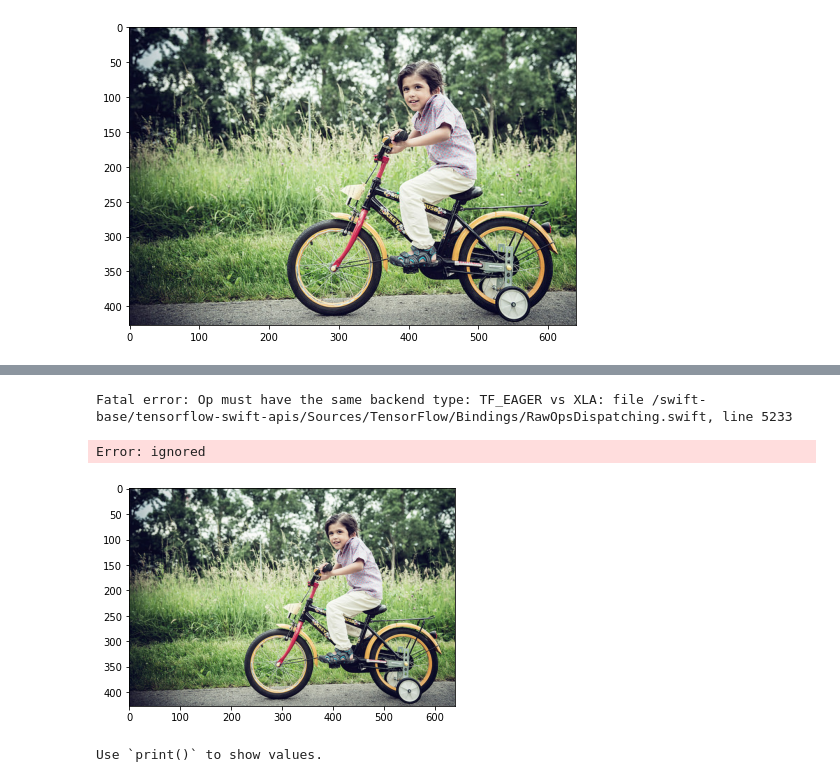
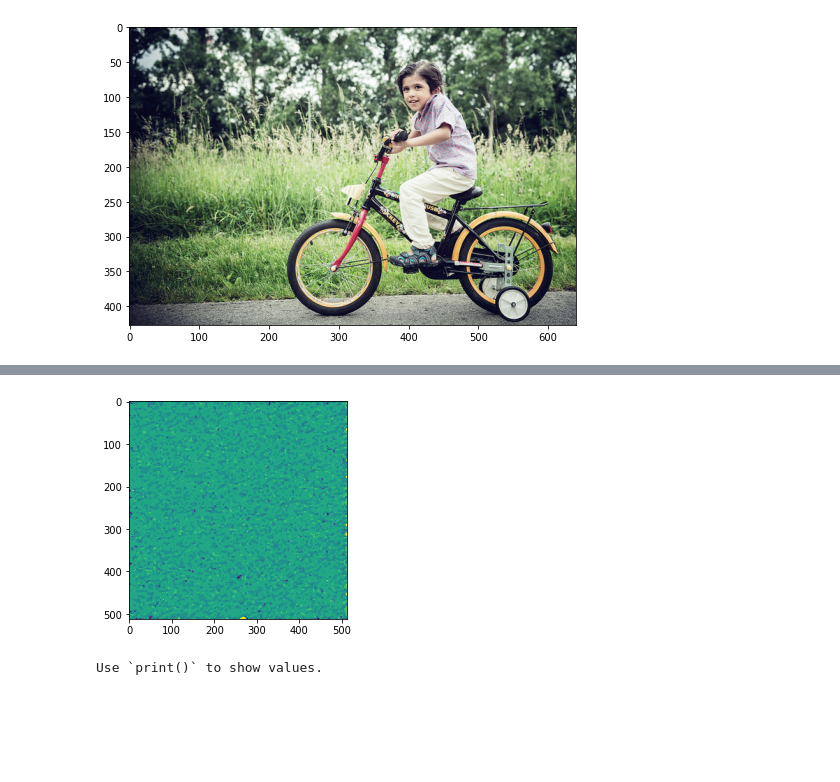
Before and after one commit to diwakar-vsingh/swift-models, a Jupyter notebook: deepLab/S4TFdeepLabV3+.ipynb, the cells around one changed output, grey strips where cells are left out. Cells and saved outputs as stored; diff of their text form; code cells hidden in the pictures; blank space fills up the shorter version.

```diff
--- a/deepLab/S4TFdeepLabV3+.ipynb
+++ b/deepLab/S4TFdeepLabV3+.ipynb
@@ -1188,39 +1154,0 @@ coreClock: 1.3285GHz coreCount: 56 deviceMemorySize: 15.90GiB deviceMemoryBandwi
-# %%
-func inference(img: Tensor<Float>) -> (Tensor<Float>, Tensor<Float>){
-  // """
-  // Runs inference on a single image.
-
-  // Args:
-  //   image: A PIL.Image object, raw input image.
-
-  // Returns:
-  //   resized_image: RGB image resized from original input image.
-  //   seg_map: Segmentation map of `resized_image`.
-  // """
-
-  let (height, width) = (img.shape[0], img.shape[1])
-  let resizedImage = tf.image.resize(img, size: [512, 512],
-    preserve_aspect_ratio: Python.True, antialias: Python.True)
-
-  // pad array to square image to match training images
-  let pad_h = Int(INPUT_SIZE - Int(resizedImage.shape[0])!)
-  let pad_w = Int(INPUT_SIZE - Int(resizedImage.shape[1])!)
-  var norm_image = tf.pad(resizedImage, paddings: [[0, pad_h], [0, pad_w], [0,0]],
-      mode: "constant")
-
-  // Normalize the image
-  norm_image = (norm_image / 0.5) - 1
-  norm_image = tf.expand_dims(norm_image, axis: 0)
-
-  // Generate labels
-  let logit = deepLab(Tensor<Float>(numpy: norm_image.numpy())!)
-  seg_map = tf.argmax(logit[0], axis=-1)
-
-  // # remove padding and resize back to original image
-  // if pad_h > 0:
-  //   seg_map = seg_map[:-pad_h]
-  // if pad_w > 0:
-  //   seg_map = seg_map[:, :-pad_w]
-
-  return (resizedImage, resizedImage)
-  }
@@ -1295,5 +1155,2 @@ print(output)
 # %%
-output = deepLab.inferring(from: inputTensor)
+output = deepLab.inferring(from: normImage)
-# %% [output]
-Fatal error: Op must have the same backend type: TF_EAGER vs XLA: file /swift-base/tensorflow-swift-apis/Sources/TensorFlow/Bindings/RawOpsDispatching.swift, line 5233
-Error: ignored
@@ -1312,9 +1159,7 @@ let img_path = tf.keras.utils.get_file(fname: "image2",
 # %%
-let img = read_image(file_name: img_path)
-// print(img)
 plt.figure()
-plt.imshow(img)
+plt.imshow(seg_map)
 plt.show()
 # %% [output]
-[figure, old version]
+[figure, new version]
 Use `print()` to show values.
```
Also changed, not shown: parts of 19 cells of this notebook.
